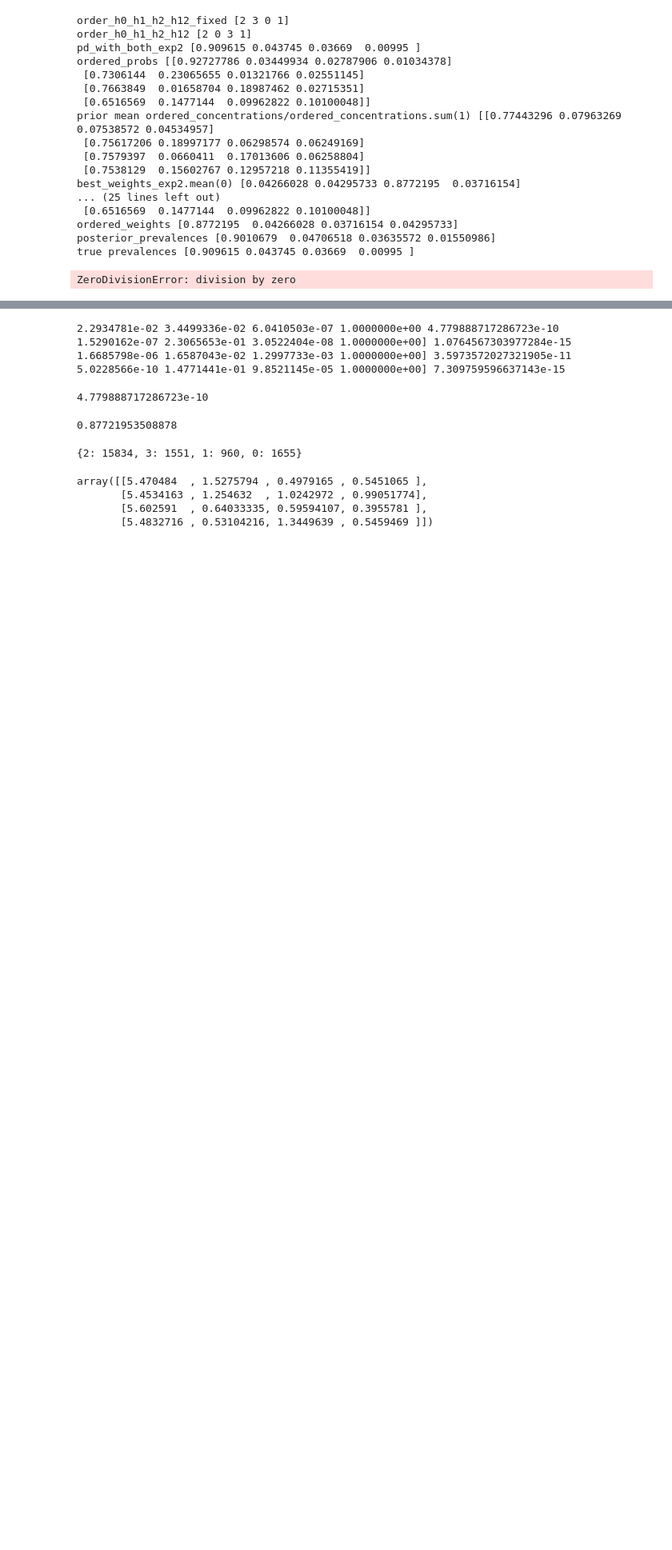
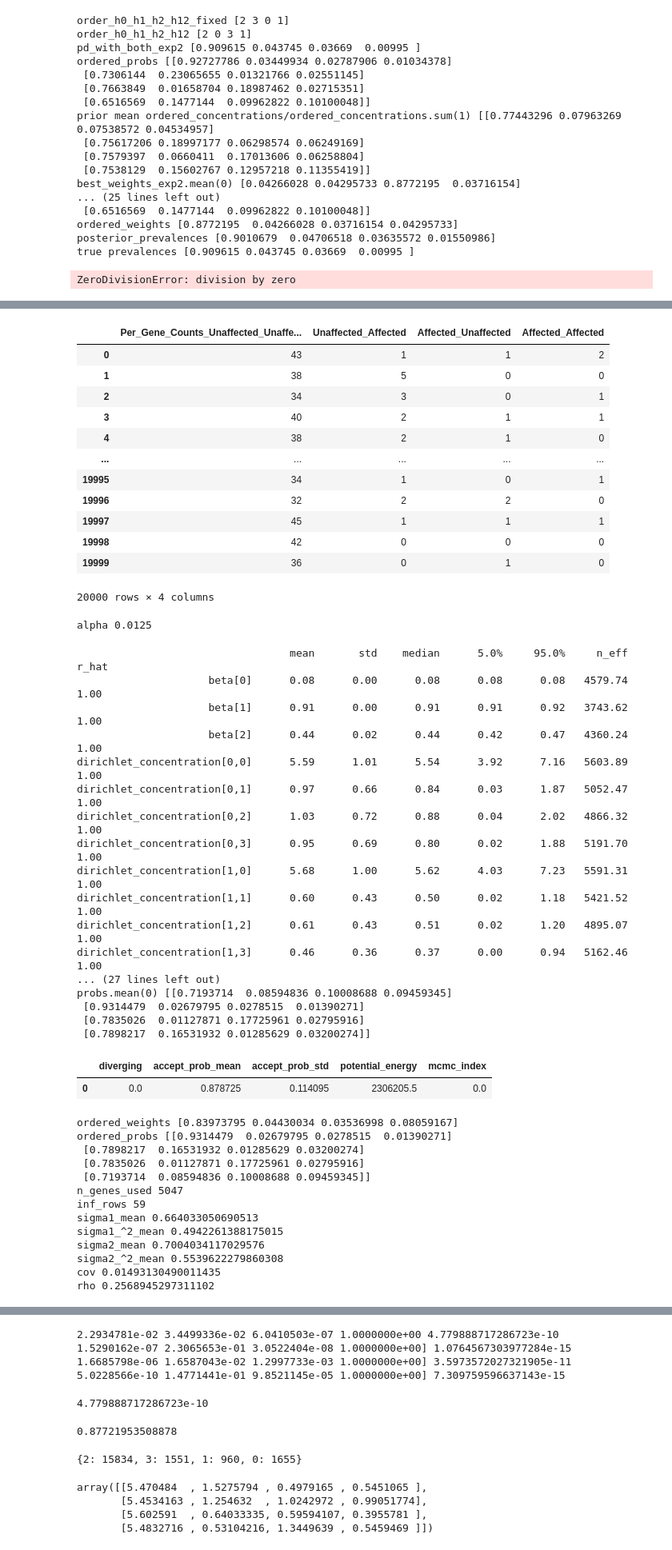
Before and after one commit to akotlar/multivariate-tada, a Jupyter notebook: project/sim6.ipynb, the cells around one changed output, grey strips where cells are left out. Shown at 80% size. Cells and saved outputs as stored; diff of their text form; code cells hidden in the pictures; blank space fills up the shorter version.

```diff
--- a/project/sim6.ipynb
+++ b/project/sim6.ipynb
@@ -2353,0 +2144,75 @@ rho estimate -1.2072006198923907e-10
+# %%
+import pandas as pd
+import numpy as np
+
+df_exp4 = pd.read_csv('sim/simulations/pd1_0.02_pd2_0.02_af_1e-4_pi1_0.05_pi2_0.05_pi12_0.1_h2_1_0.8_h2_2_0.8_rho_0.4/results.csv')
+
+display(df_exp4)
+
+# Our best performing model; fits like a champ even challening simulations
+random_key, _random_key = random.split(random_key)
+
+res_exp4 = run_until_enough(random_key=_random_key, target_number_of_chains=1, run_params={
+    "data": df_exp4.to_numpy(),
+    "max_K": 4,
+})
+best_chain_exp4, statistics_exp4 = select_best_chain(res_exp4)
+display(statistics_exp4)
+
+#best_weights, best_probs, best_betas, best_dirichlet_concentrations = ordered_statistics([best_chain])
+best_weights_exp4, best_probs_exp4, best_betas_exp4, best_dirichlet_concentrations_exp4 = get_parameters(best_chain_exp4)
+
+pds_exp4 = np.array([0.03899,0.040235,0.01333])
+pd_with_both_exp4 = np.array([1 - pds_exp4.sum(), *pds_exp4])
+n_samples_exp4 = 200_000
+var1_4, var2_4, cov_4, rho_4 = get_rho_bivariate(probs = best_probs_exp4, weights = best_weights_exp4,
+                                         observations = df_exp4.to_numpy(),
+                                         prevalences = pd_with_both_exp4,
+                                         n_samples = n_samples_exp4)
+# %% [output]
+|  | Per_Gene_Counts_Unaffected_Unaffe... | Unaffected_Affected | Affected_Unaffected | Affected_Affected |
+| 0 | 43 | 1 | 1 | 2 |
+| 1 | 38 | 5 | 0 | 0 |
+| 2 | 34 | 3 | 0 | 1 |
+| 3 | 40 | 2 | 1 | 1 |
+| 4 | 38 | 2 | 1 | 0 |
+| ... | ... | ... | ... | ... |
+| 19995 | 34 | 1 | 0 | 1 |
+| 19996 | 32 | 2 | 2 | 0 |
+| 19997 | 45 | 1 | 1 | 1 |
+| 19998 | 42 | 0 | 0 | 0 |
+| 19999 | 36 | 0 | 1 | 0 |
+20000 rows × 4 columns
+alpha 0.0125
+                                  mean       std    median      5.0%     95.0%     n_eff     r_hat
+                     beta[0]      0.08      0.00      0.08      0.08      0.08   4579.74      1.00
+                     beta[1]      0.91      0.00      0.91      0.91      0.92   3743.62      1.00
+                     beta[2]      0.44      0.02      0.44      0.42      0.47   4360.24      1.00
+dirichlet_concentration[0,0]      5.59      1.01      5.54      3.92      7.16   5603.89      1.00
+dirichlet_concentration[0,1]      0.97      0.66      0.84      0.03      1.87   5052.47      1.00
+dirichlet_concentration[0,2]      1.03      0.72      0.88      0.04      2.02   4866.32      1.00
+dirichlet_concentration[0,3]      0.95      0.69      0.80      0.02      1.88   5191.70      1.00
+dirichlet_concentration[1,0]      5.68      1.00      5.62      4.03      7.23   5591.31      1.00
+dirichlet_concentration[1,1]      0.60      0.43      0.50      0.02      1.18   5421.52      1.00
+dirichlet_concentration[1,2]      0.61      0.43      0.51      0.02      1.20   4895.07      1.00
+dirichlet_concentration[1,3]      0.46      0.36      0.37      0.00      0.94   5162.46      1.00
+... (27 lines left out)
+probs.mean(0) [[0.7193714  0.08594836 0.10008688 0.09459345]
+ [0.9314479  0.02679795 0.0278515  0.01390271]
+ [0.7835026  0.01127871 0.17725961 0.02795916]
+ [0.7898217  0.16531932 0.01285629 0.03200274]]
+|  | diverging | accept_prob_mean | accept_prob_std | potential_energy | mcmc_index |
+| 0 | 0.0 | 0.878725 | 0.114095 | 2306205.5 | 0.0 |
+ordered_weights [0.83973795 0.04430034 0.03536998 0.08059167]
+ordered_probs [[0.9314479  0.02679795 0.0278515  0.01390271]
+ [0.7898217  0.16531932 0.01285629 0.03200274]
+ [0.7835026  0.01127871 0.17725961 0.02795916]
+ [0.7193714  0.08594836 0.10008688 0.09459345]]
+n_genes_used 5047
+inf_rows 59
+sigma1_mean 0.664033050690513
+sigma1_^2_mean 0.4942261388175015
+sigma2_mean 0.7004034117029576
+sigma2_^2_mean 0.5539622279860308
+cov 0.01493130490011435
+rho 0.2568945297311102
```
Also changed, not shown: parts of 29 cells of this notebook, 2 other files.
